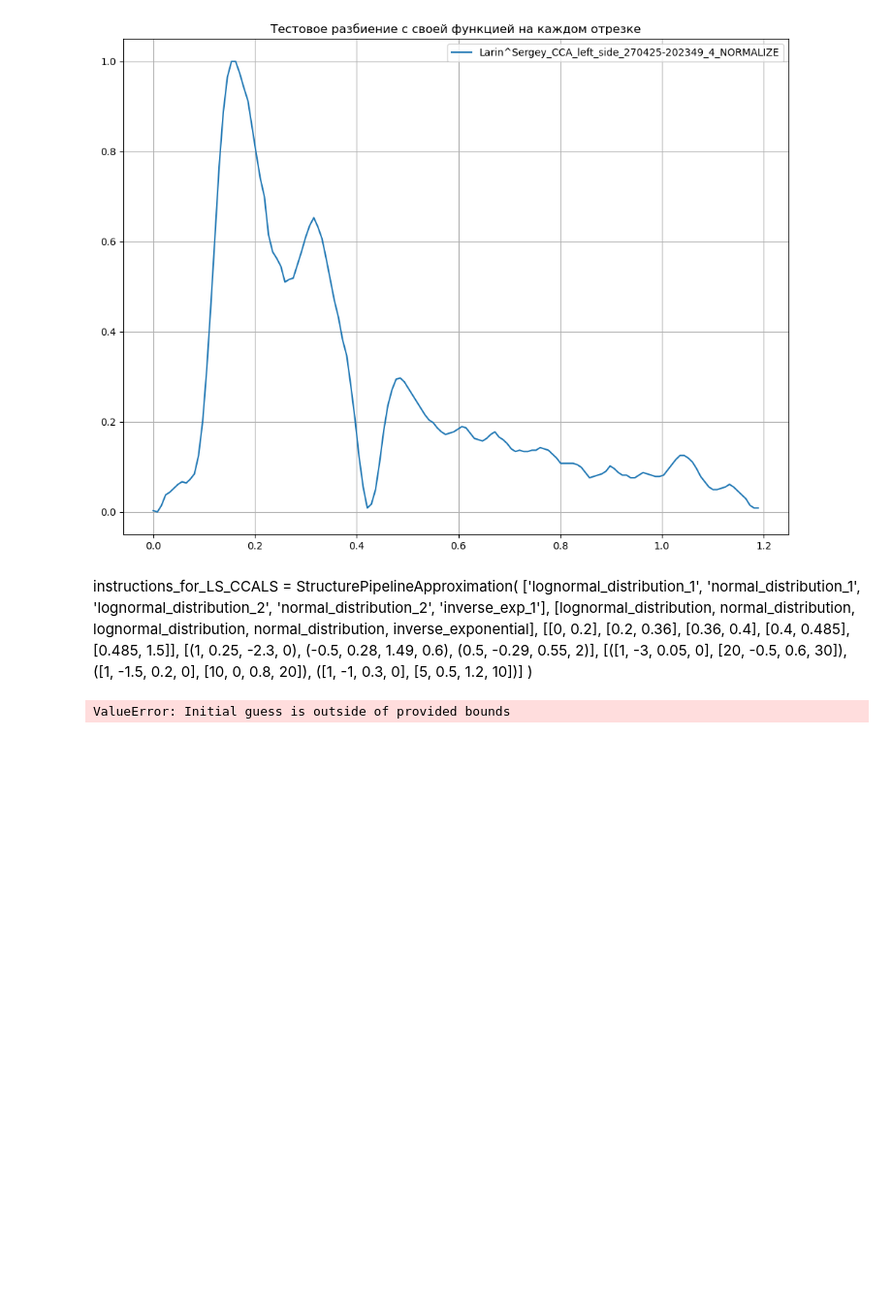
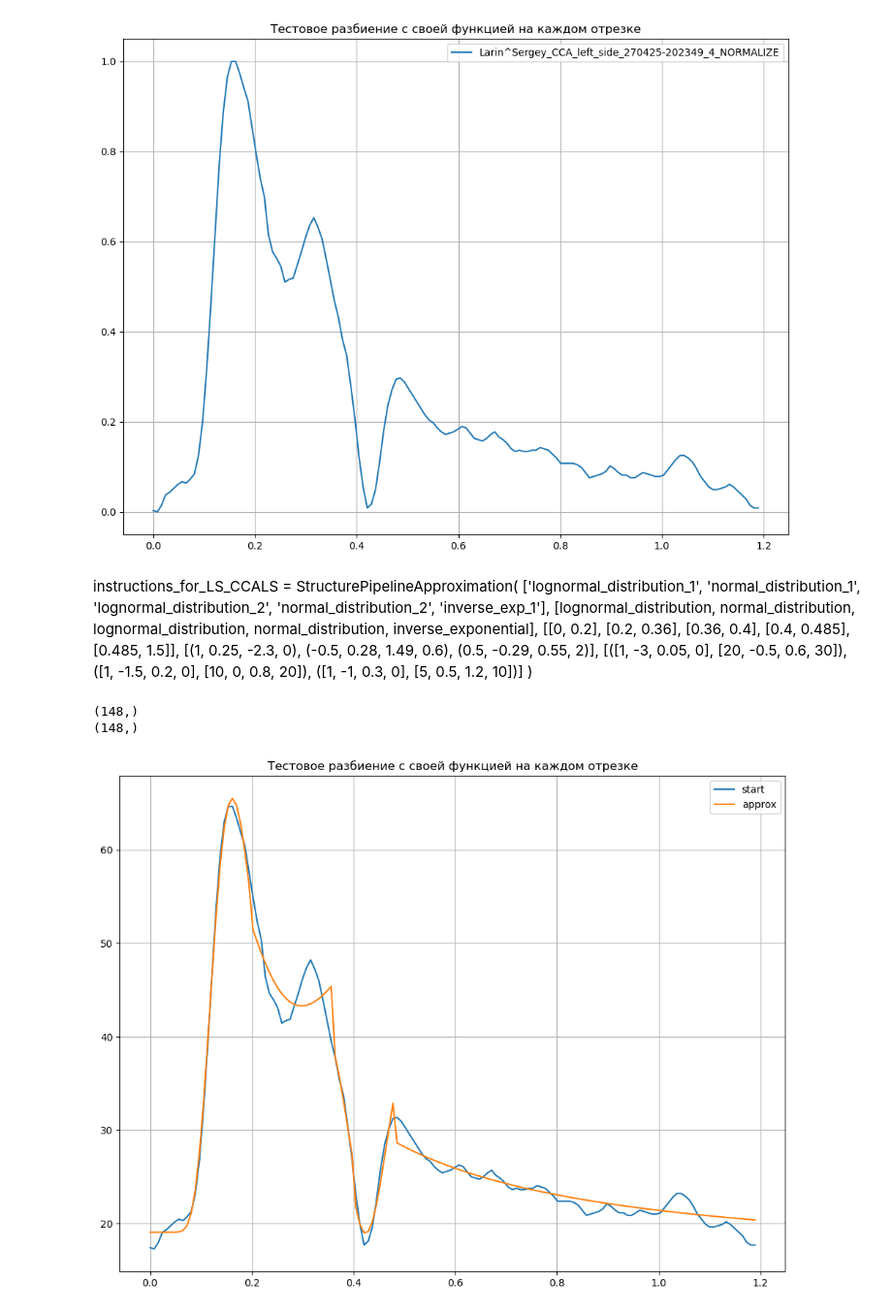
Before and after one commit to margelse/DopplerCurve, a Jupyter notebook: notebooks/projects/doppler_curve/approximation.ipynb, the cells around one changed output. Shown at 97% size. Drawn from its saved outputs; the diff is of its cells as text; code cells hidden in the pictures; blank space fills up the shorter version.

```diff
--- a/notebooks/projects/doppler_curve/approximation.ipynb
+++ b/notebooks/projects/doppler_curve/approximation.ipynb
@@ -69,14 +61,5 @@ for label, mapping in loader:
 # %% [markdown]
 ### Кусочная аппроксимация сглажиного ряда
-# %%
-def run_pipeline(pipeline_loader:PipelineLoader):
-    result = []
-    for func, mapping, parametres, bounds in pipeline_loader:
-        approx = search_most_viable_parametres(func, mapping, parametres, bounds)
-
-        result.append(approx)
-
-    return result
 # %%
 results_approx = {}
 
@@ -176,8 +135,10 @@ visualizator.create_plot([mapping.get_x()], [mapping.get_y()], ['Larin^Sergey_CC
 # %% [output]
 [figure]
 # %%
-normalize_obj = MinMaxNormalizeForMappings(mapping)
+clear_mapping = preprocessing_pipeline(mapping)
+normalize_obj = MinMaxNormalizeForMappings(clear_mapping)
 normalize_mapping = normalize_obj.normalize()
+
 visualizator.create_plot([normalize_mapping.get_x()], [normalize_mapping.get_y()], ['Larin^Sergey_CCA_left_side_270425-202349_4_NORMALIZE'])
 # %% [output]
 [figure]
@@ -192,25 +187,28 @@ instructions_for_LS_CCALS = StructurePipelineApproximation(
 # %%
 instructions_for_LS_CCALS = StructurePipelineApproximation(
     ['lognormal_distribution_1', 'lognormal_distribution_2', 'lognormal_distribution_3', 'lognormal_distribution_4', 'inverse_exp_1'],
     [lognormal_distribution, lognormal_distribution, lognormal_distribution, lognormal_distribution, inverse_exponential],
     [[0, 0.2], [0.2, 0.36], [0.36, 0.4], [0.4, 0.485], [0.485, 1.5]],
     [(1, 0.25, -2.3, 0.1), (-0.5, 0.4, -1.27, 0.6), (0.5, 0.15, -0.96, 0.5), (-1, 0.1, -0.82, 0.25), (1, -0.485, 0.1)],
     [([0.001, 0.1, -3, 0], [1.5, 0.6, -1, 1]), ([-1, 0.1, -3, 0], [1, 0.7, -1, 1]), ([-1, 0.1, -3, 0], [1.5, 0.6, -0.5, 1]), ([-1, 0.1, -3, 0], [1, 0.6, -0.5, 1]), ([-1, -1, 0], [1, 0.5, 1])]
 )
 
-clear_mapping = preprocessing_pipeline(normalize_mapping)
+pipeline = PipelineLoader(normalize_mapping, instructions_for_LS_CCALS)
+result_approx = run_pipeline(pipeline)
 
-pipeline = PipelineLoader(clear_mapping, instructions)
-result_approx = run_pipeline(pipeline)
-# try:
-#     result_approx = run_pipeline(pipeline)
-# except Exception as e:
-#     print(e)
+# start_mapping = clear_mapping
 
-x = get_independent_values_sections(result_approx)
-y_approx = get_values_piecewise_approximation(result_approx)
-y_start = get_start_dependent_values(result_approx)
+x = clear_mapping.get_x()
+y_start = clear_mapping.get_y()
 
-visualizator.create_plot([x, x], [y_start, y_approx], ['start', 'approx'])
+print(y_start.shape)
+
+y_approx = normalize_obj.denormalize(Mapping(x, get_values_piecewise_approximation(result_approx), True))
+
+print(y_approx.get_y().shape)
+
+visualizator.create_plot([x, x], [y_start, y_approx.get_y()], ['start', 'approx'])
 # %% [output]
-ValueError: Initial guess is outside of provided bounds
+(148,)
+(148,)
+[figure, added]
```
Also changed, not shown: parts of 3 cells of this notebook.
